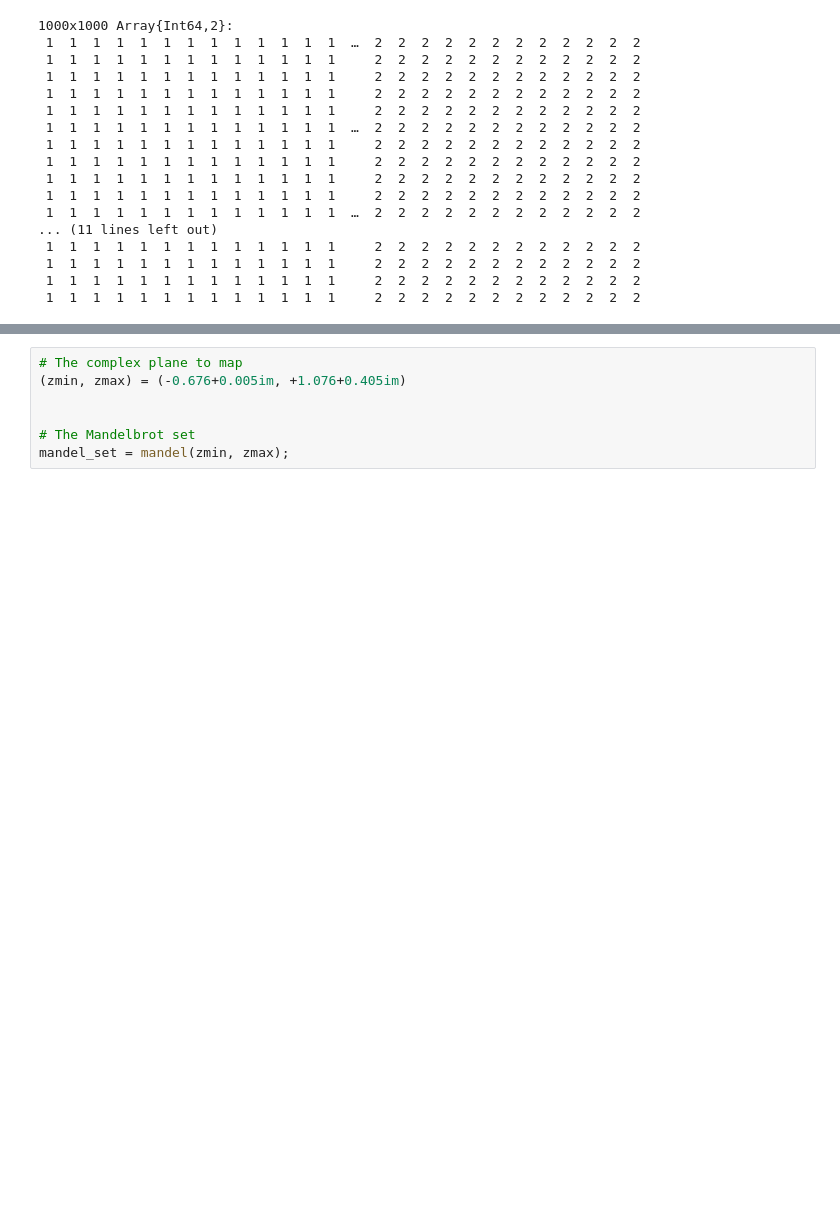
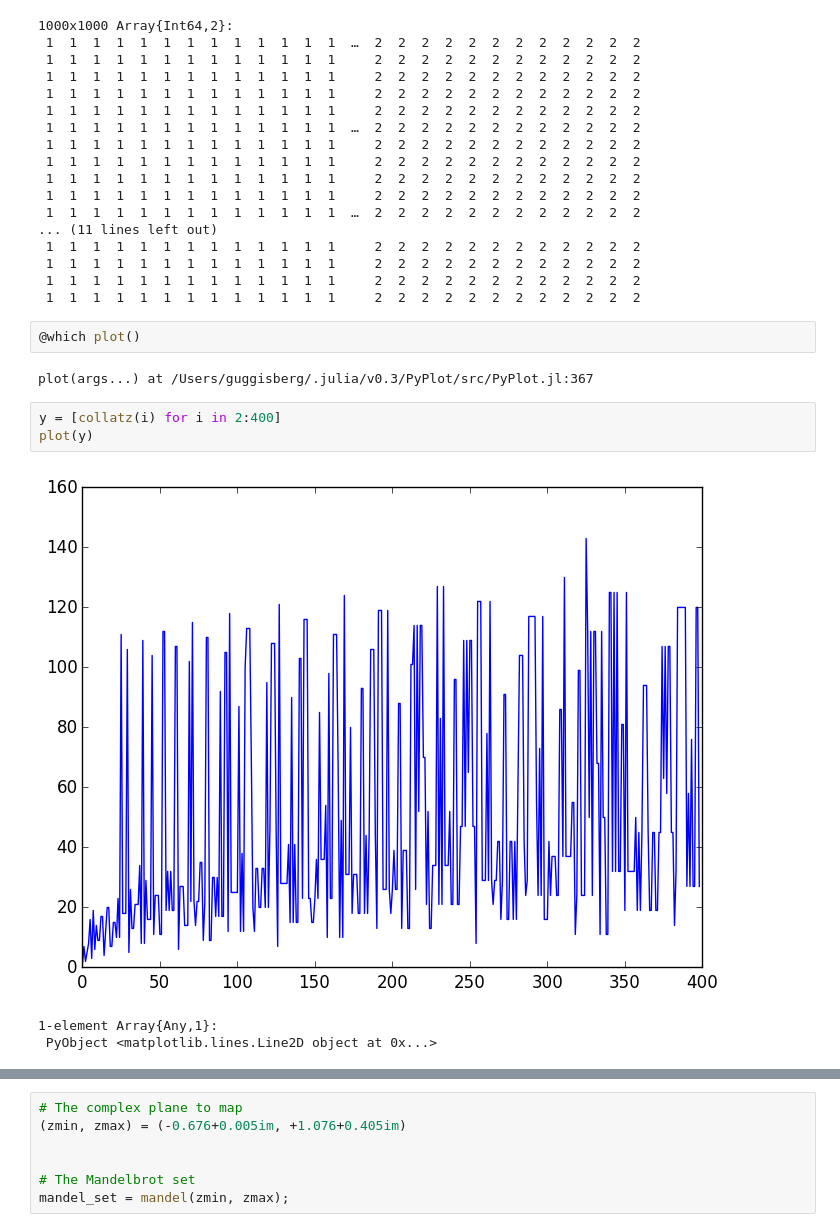
Before and after one commit to mgje/Python-Mathematik-Beispiele, a Jupyter notebook: notebook/Examples_Julia_mgu.ipynb, the cells around one changed output, grey strips where cells are left out. Saved outputs shown, nothing was run; the diff lists cells and outputs as text; blank space fills up the shorter version.

```diff
--- a/notebook/Examples_Julia_mgu.ipynb
+++ b/notebook/Examples_Julia_mgu.ipynb
@@ -102,6 +102,17 @@ mandel_set
  1  1  1  1  1  1  1  1  1  1  1  1  1     2  2  2  2  2  2  2  2  2  2  2  2
  1  1  1  1  1  1  1  1  1  1  1  1  1     2  2  2  2  2  2  2  2  2  2  2  2
  1  1  1  1  1  1  1  1  1  1  1  1  1     2  2  2  2  2  2  2  2  2  2  2  2
+# %%
+@which plot()
+# %% [output]
+plot(args...) at /Users/guggisberg/.julia/v0.3/PyPlot/src/PyPlot.jl:367
+# %%
+y = [collatz(i) for i in 2:400]
+plot(y)
+# %% [output]
+[figure, added]
+1-element Array{Any,1}:
+ PyObject <matplotlib.lines.Line2D object at 0x...>
 # %%
 # import basic library
 using PyPlot;
```
Also changed, not shown: parts of 11 cells of this notebook, 6 other files.
